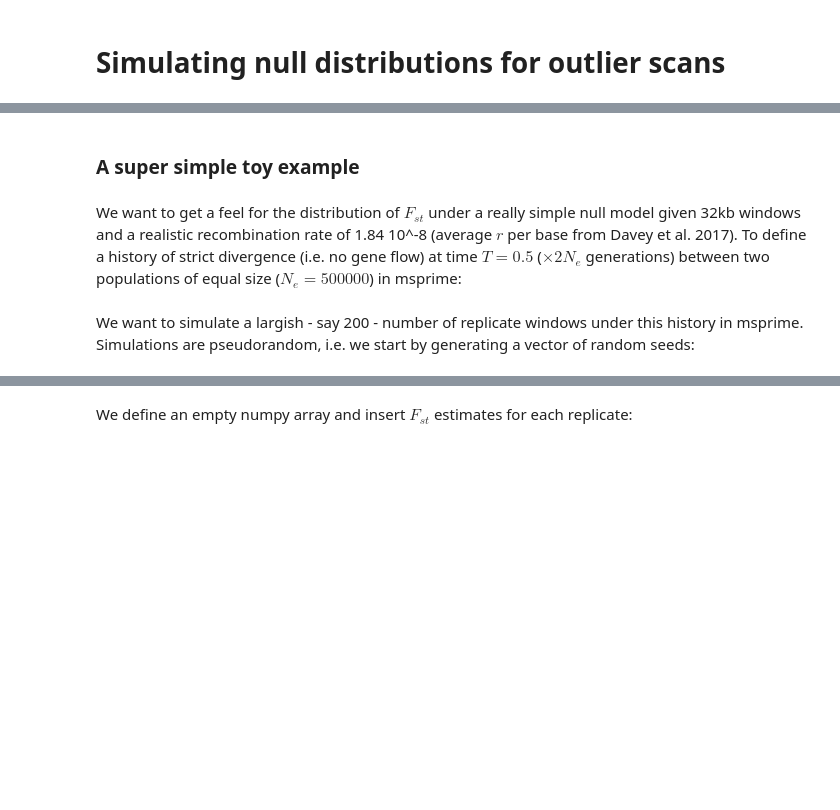
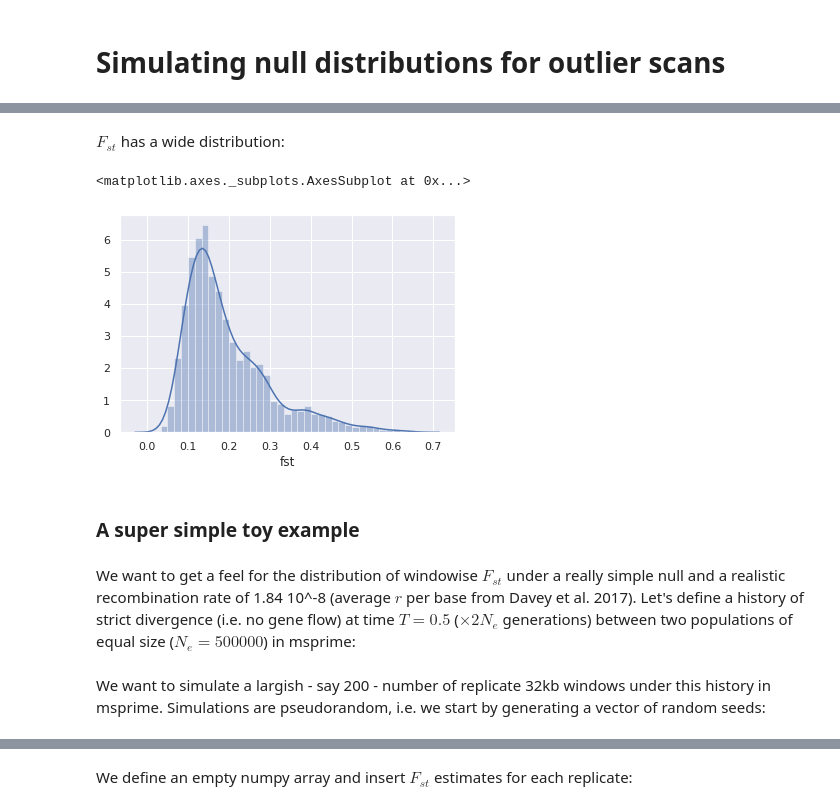
Before and after one commit to DRL/SMBE-SGE-2019, a Jupyter notebook: Session_2/Fst_short_chuncks/simulating_windowise_Fst_KL .ipynb, the cells around one changed output, grey strips where cells are left out. Saved outputs shown, nothing was run; the diff lists cells and outputs as text; code cells hidden in the pictures; blank space fills up the shorter version.

```diff
--- a/Session_2/Fst_short_chuncks/simulating_windowise_Fst_KL .ipynb
+++ b/Session_2/Fst_short_chuncks/simulating_windowise_Fst_KL .ipynb
@@ -20,7 +28,14 @@ ax.set_ylim((0,0.6))
+# %% [markdown]
+$F_{st}$ has a wide distribution:
+# %%
+sns.distplot( hmel18['fst'], label='Fst in 32kb wins, n=20', norm_hist=True)
+# %% [output]
+<matplotlib.axes._subplots.AxesSubplot at 0x...>
+[figure, added]
 # %% [markdown]
 ### A super simple toy example
 # %% [markdown]
-We want to get a feel for the distribution of $F_{st}$ under a really simple null model given 32kb windows and a realistic recombination rate of 1.84 10^-8 (average $r$ per base from Davey et al. 2017). To define a history of strict divergence (i.e. no gene flow) at time $T=0.5$ ($\times 2N_e$ generations) between two populations of equal size ($N_e=500000$) in msprime:
+We want to get a feel for the distribution of windowise $F_{st}$ under a really simple null and a realistic recombination rate of 1.84 10^-8 (average $r$ per base from Davey et al. 2017). Let's define a history of strict divergence (i.e. no gene flow) at time $T=0.5$ ($\times 2N_e$ generations) between two populations of equal size ($N_e=500000$) in msprime:
 # %%
 #number of samples (2Xof diploid individuals) per deme:
 sample_size = 10
@@ -43,7 +58,7 @@ demographic_events = [
     msprime.MassMigration(time=splitT, source=1, destination=0, proportion=1.0),
     ]
 # %% [markdown]
-We want to simulate a largish - say 200 - number of replicate windows under this history in msprime. Simulations are pseudorandom, i.e. we start by generating a vector of random seeds:
+We want to simulate a largish - say 200 - number of replicate 32kb windows under this history in msprime. Simulations are pseudorandom, i.e. we start by generating a vector of random seeds:
 # %%
 #Jerome, did we we use the seed correctly?
 num_reps = 10
```
Also changed, not shown: parts of 27 cells of this notebook, 2 other files.
